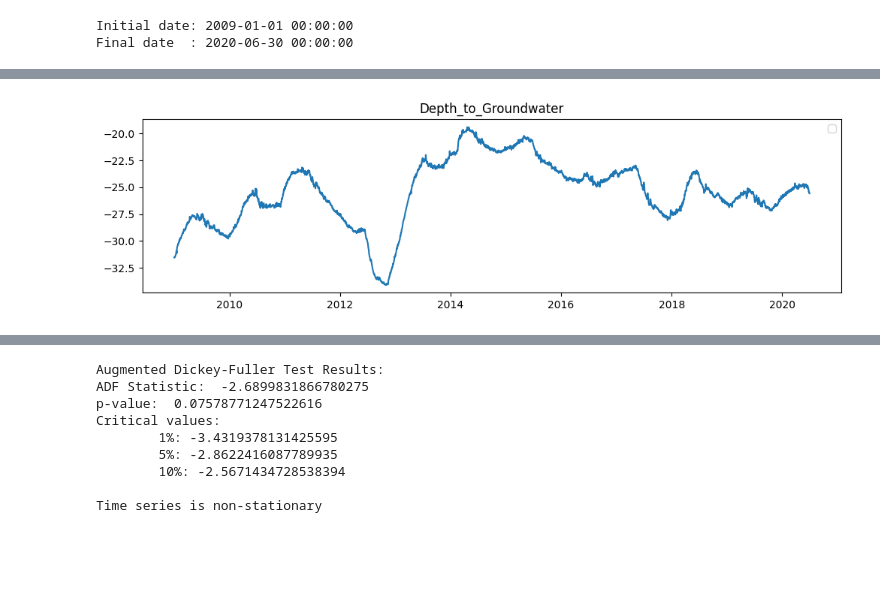
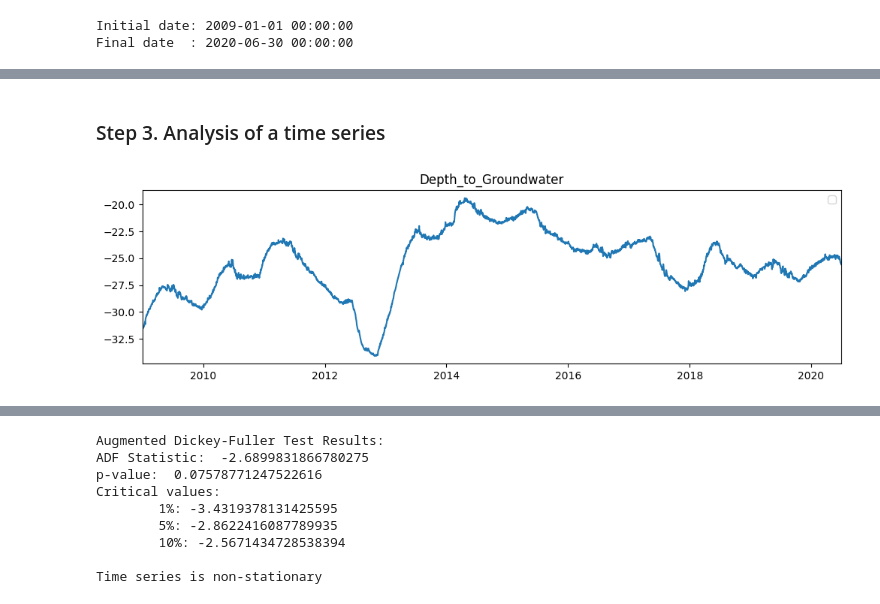
Before and after one commit to 4GeeksAcademy/remelop_Time_Series_Project, a Jupyter notebook: src/Time_Series_Project.ipynb, the cells around one changed output, grey strips where cells are left out. Saved outputs shown, nothing was run; the diff lists cells and outputs as text; code cells hidden in the pictures; blank space fills up the shorter version.

```diff
--- a/src/Time_Series_Project.ipynb
+++ b/src/Time_Series_Project.ipynb
@@ -113,0 +138,3 @@ Final date  : 2020-06-30 00:00:00
+# %%
+ts = ts.asfreq("D")
+ts.index
@@ -114,9 +150,14 @@ Final date  : 2020-06-30 00:00:00
+# %%
+ts['Depth_to_Groundwater'] = ts['Depth_to_Groundwater'].interpolate(method='linear')
+# %% [markdown]
+### Step 3. Analysis of a time series
 # %%
 # Plot training and forecast
 plt.figure(figsize=(12,3))
 plt.plot(ts['Depth_to_Groundwater'])
 plt.title('Depth_to_Groundwater')
+plt.xlim(initial_date, final_date)
 plt.legend()
 plt.show()
 # %% [output]
-[figure, old version]
+[figure, new version]
```
Also changed, not shown: parts of 20 cells of this notebook.
